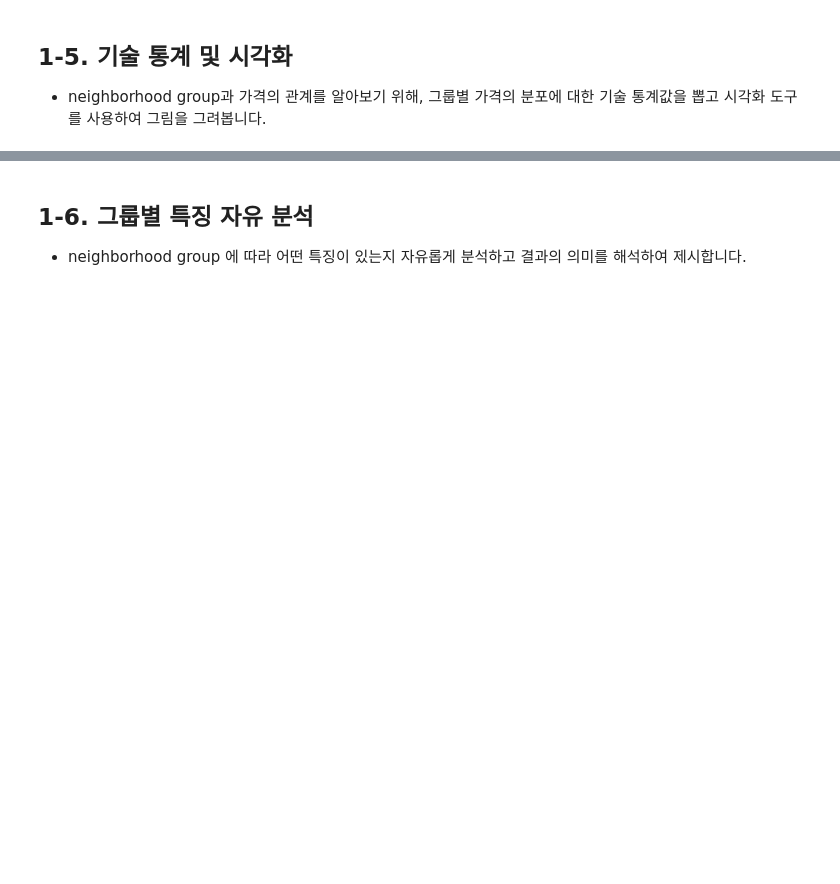
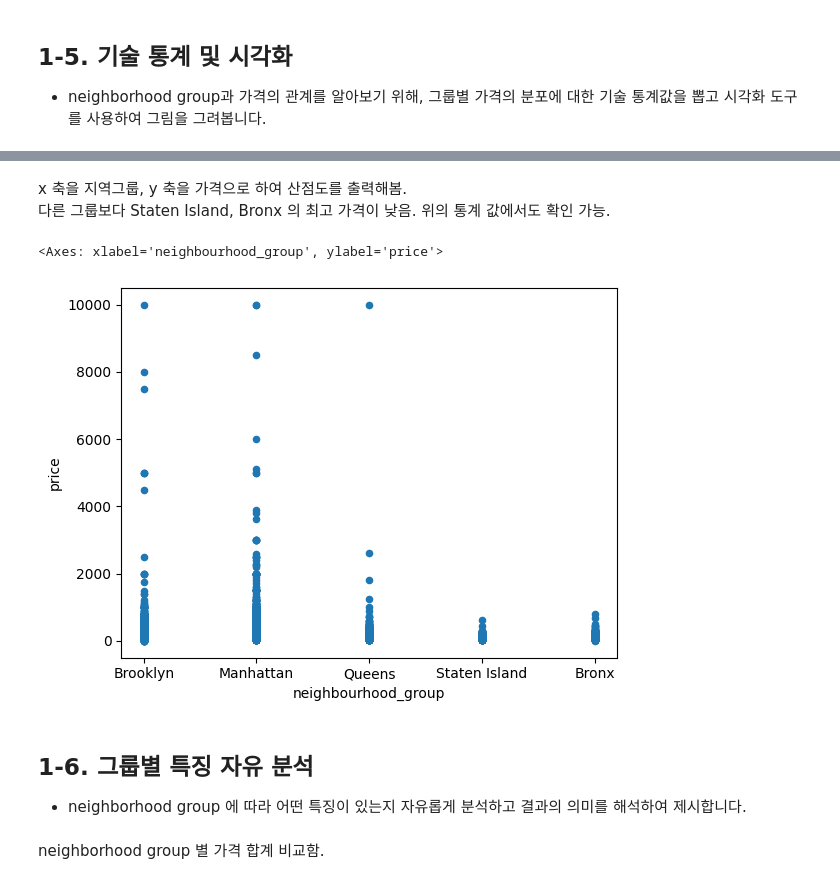
Before and after one commit to gjlee0802/data-science, a Jupyter notebook: hw01_airbnb/과제1.ipynb, the cells around one changed output, grey strips where cells are left out. Cells and saved outputs as stored; diff of their text form; code cells hidden in the pictures; blank space fills up the shorter version.

```diff
--- a/hw01_airbnb/과제1.ipynb
+++ b/hw01_airbnb/과제1.ipynb
@@ -125,4 +178,14 @@ df.plot(x='price',y='number_of_reviews', kind='scatter')
+# %% [markdown]
+x 축을 지역그룹, y 축을 가격으로 하여 산점도를 출력해봄.
+다른 그룹보다 Staten Island, Bronx 의 최고 가격이 낮음. 위의 통계 값에서도 확인 가능.
+# %%
+df.plot(x='neighbourhood_group',y='price', kind='scatter')
+# %% [output]
+<Axes: xlabel='neighbourhood_group', ylabel='price'>
+[figure, added]
 # %% [markdown]
 ## 1-6. 그룹별 특징 자유 분석
 
 - neighborhood group 에 따라 어떤 특징이 있는지 자유롭게 분석하고 결과의 의미를 해석하여 제시합니다.
+# %% [markdown]
+neighborhood group 별 가격 합계 비교함.
```
Also changed, not shown: parts of 39 cells of this notebook.
